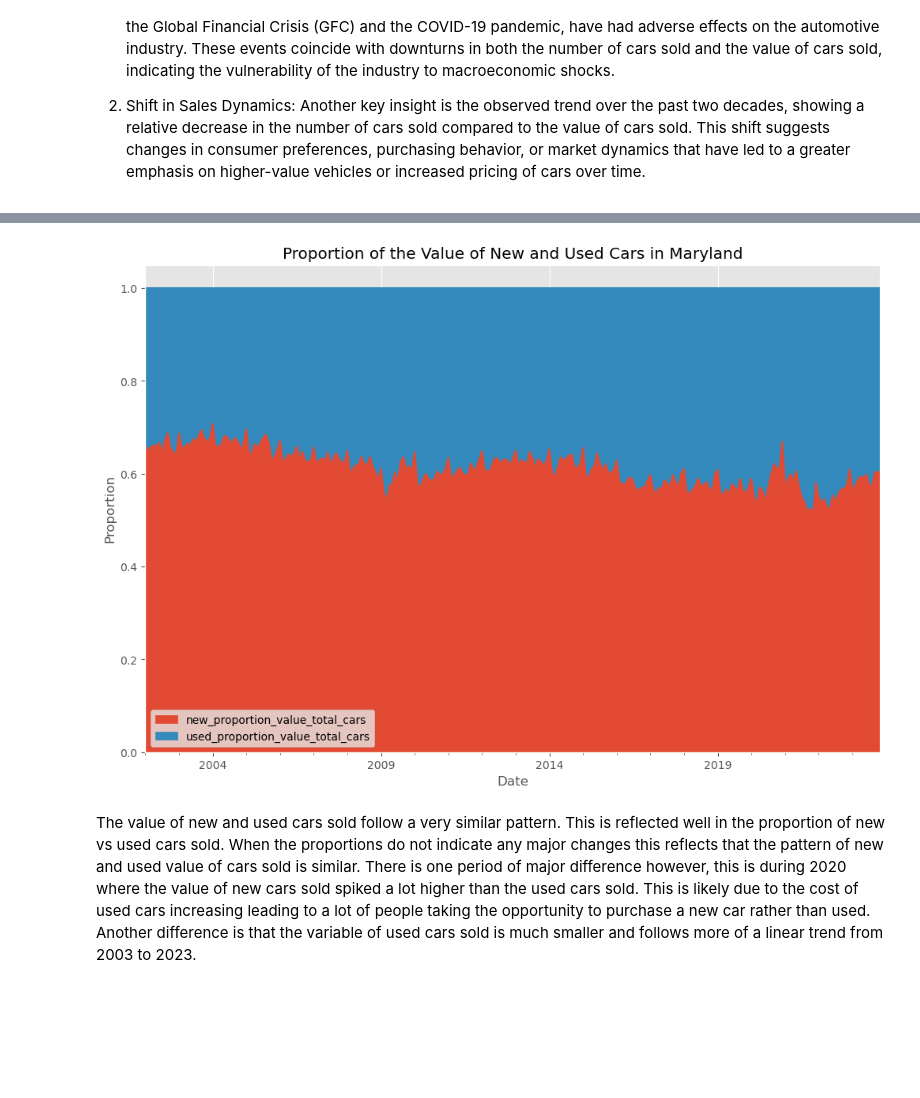
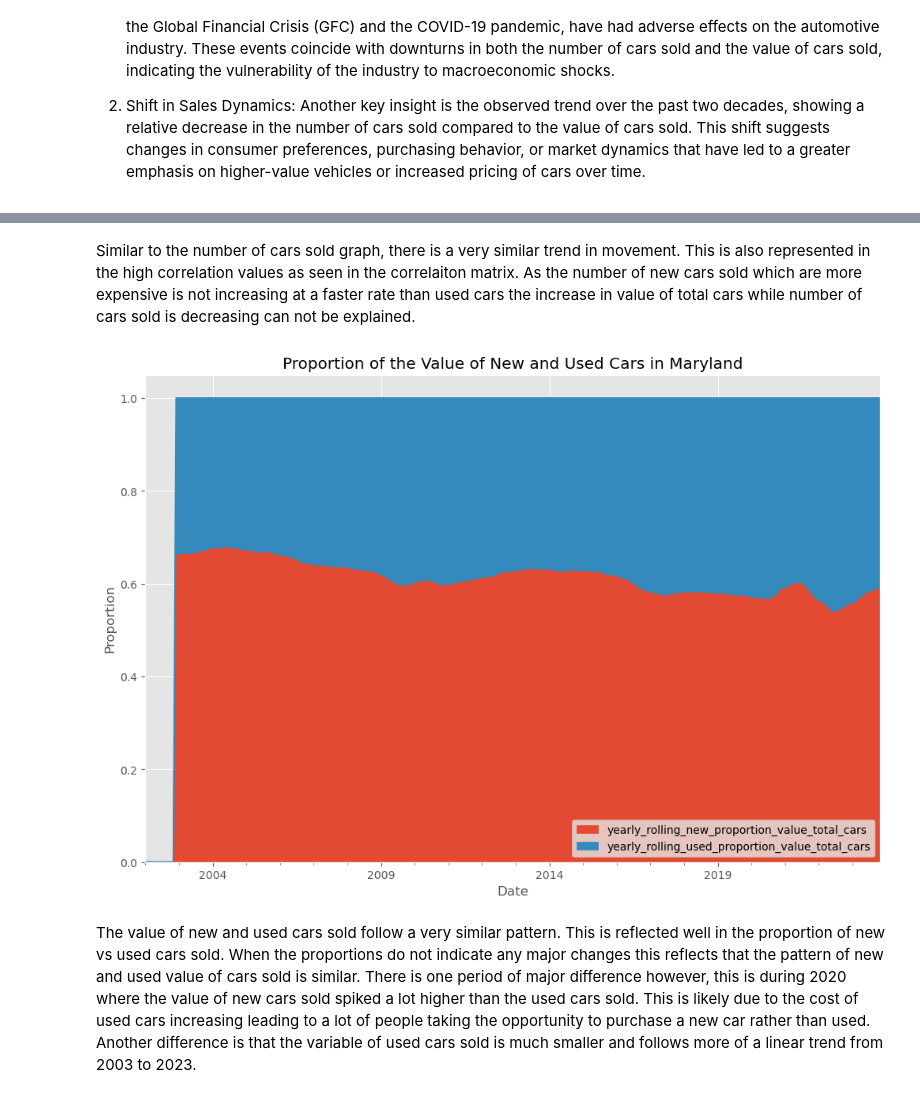
Before and after one commit to bennicholson2/Maryland-Car-Sales-Data, a Jupyter notebook: sales_project_chapters/sales_project_chapter_1.ipynb, the cells around one changed output, grey strips where cells are left out. Saved outputs shown, nothing was run; the diff lists cells and outputs as text; code cells hidden in the pictures; blank space fills up the shorter version.

Commit message:
Exploratory Data Analysis

```diff
--- a/sales_project_chapters/sales_project_chapter_1.ipynb
+++ b/sales_project_chapters/sales_project_chapter_1.ipynb
@@ -440,6 +486,6 @@ The value of cars sold can be divided by the number of cars sold to get the aver
 # %%
-#Create a new column in the table that is called 'average_price'
+#Create a new column in the table that is called 'average_transaction_value'
 #Take the total_value_cars_sold series / total_cars_sold and this will create the average price per month
-monthly_data['average_price'] = monthly_data['total_value_cars_sold'] / monthly_data['total_cars_sold']
-scatterplot(monthly_data.index,monthly_data['average_price'],'Average Price of Cars Sold in Maryland','Year','Average Price')
+monthly_data_expanded['average_transaction_value'] = monthly_data_expanded['total_value_cars_sold'] / monthly_data_expanded['total_cars_sold']
+scatterplot(monthly_data_expanded.index,monthly_data_expanded['average_transaction_value'],'Average Transaction Value of Cars Sold in Maryland','Year','Average Transaction Value')
 # %% [output]
@@ -496,0 +542,23 @@ line_time_series(monthly_data.index,monthly_data['used_cars_sold'],'Used Cars So
+# %%
+#Create yearly rolling value of cars sold
+monthly_data_expanded['yearly_rolling_total_value_cars_sold'] = yearly_rolling_total_value_cars_sold
+
+#Create yearly rolling averages of cars and values of cars sold for new and used cars
+monthly_data_expanded['yearly_rolling_new_cars_sold'] = (monthly_data_expanded['new_cars_sold']).rolling(12).mean()
+monthly_data_expanded['yearly_rolling_used_cars_sold'] = (monthly_data_expanded['used_cars_sold']).rolling(12).mean()
+monthly_data_expanded['yearly_rolling_value_new_cars_sold'] = (monthly_data_expanded['values_new_cars_sold']).rolling(12).mean()
+monthly_data_expanded['yearly_rolling_value_used_cars_sold'] = (monthly_data_expanded['value_used_cars_sold']).rolling(12).mean()
+
+#Create the new columns that contain the proportion of new & used cars for total number of cars sold
+monthly_data_expanded['yearly_rolling_new_proportion_total_cars'] = monthly_data_expanded['yearly_rolling_new_cars_sold'] / monthly_data_expanded['yearly_rolling_mean_total_cars_sold']
+monthly_data_expanded['yearly_rolling_used_proportion_total_cars'] = monthly_data_expanded['yearly_rolling_used_cars_sold'] / monthly_data_expanded['yearly_rolling_mean_total_cars_sold']
+monthly_data_expanded['yearly_rolling_new_proportion_value_total_cars'] = monthly_data_expanded['yearly_rolling_value_new_cars_sold'] / monthly_data_expanded['yearly_rolling_total_value_cars_sold']
+monthly_data_expanded['yearly_rolling_used_proportion_value_total_cars'] = monthly_data_expanded['yearly_rolling_value_used_cars_sold'] / monthly_data_expanded['yearly_rolling_total_value_cars_sold']
+
+#Create normalised versions of the above
+monthly_data_expanded['normalised_yearly_rolling__new_cars'] = normalize_time_series_df('yearly_rolling_new_cars_sold',monthly_data_expanded)
+monthly_data_expanded['normalised_yearly_rolling_used_cars'] = normalize_time_series_df('yearly_rolling_used_cars_sold',monthly_data_expanded)
+monthly_data_expanded['normalised_yearly_rolling_new_value_cars'] = normalize_time_series_df('yearly_rolling_value_new_cars_sold',monthly_data_expanded)
+monthly_data_expanded['normalised_yearly_rolling_used_value_cars'] = normalize_time_series_df('yearly_rolling_value_used_cars_sold',monthly_data_expanded)
+
+monthly_data_expanded
@@ -515,11 +615,13 @@ line_time_series(monthly_data.index,monthly_data['value_used_cars_sold'],'Value
+# %% [markdown]
+Similar to the number of cars sold graph, there is a very similar trend in movement. This is also represented in the high correlation values as seen in the correlaiton matrix. As the number of new cars sold which are more expensive is not increasing at a faster rate than used cars the increase in value of total cars while number of cars sold is decreasing can not be explained.
 # %%
 #Create a stacked plot of the used vs new total cars sold proportion
-monthly_data[['new_proportion_value_total_cars', 'used_proportion_value_total_cars']].plot(kind='area', stacked=True)
+monthly_data_expanded[['yearly_rolling_new_proportion_value_total_cars', 'yearly_rolling_used_proportion_value_total_cars']].plot(kind='area', stacked=True)
 plt.title('Proportion of the Value of New and Used Cars in Maryland')
 plt.xlabel('Date')
 plt.ylabel('Proportion')
 plt.show()
 # %% [output]
-[figure, old version]
+[figure, new version]
 # %% [markdown]
 The value of new and used cars sold follow a very similar pattern. This is reflected well in the proportion of new vs used cars sold. When the proportions do not indicate any major changes this reflects that the pattern of new and used value of cars sold is similar. There is one period of major difference however, this is during 2020 where the value of new cars sold spiked a lot higher than the used cars sold. This is likely due to the cost of used cars increasing leading to a lot of people taking the opportunity to purchase a new car rather than used. Another difference is that the variable of used cars sold is much smaller and follows more of a linear trend from 2003 to 2023.
```
Also changed, not shown: parts of 56 cells of this notebook.
